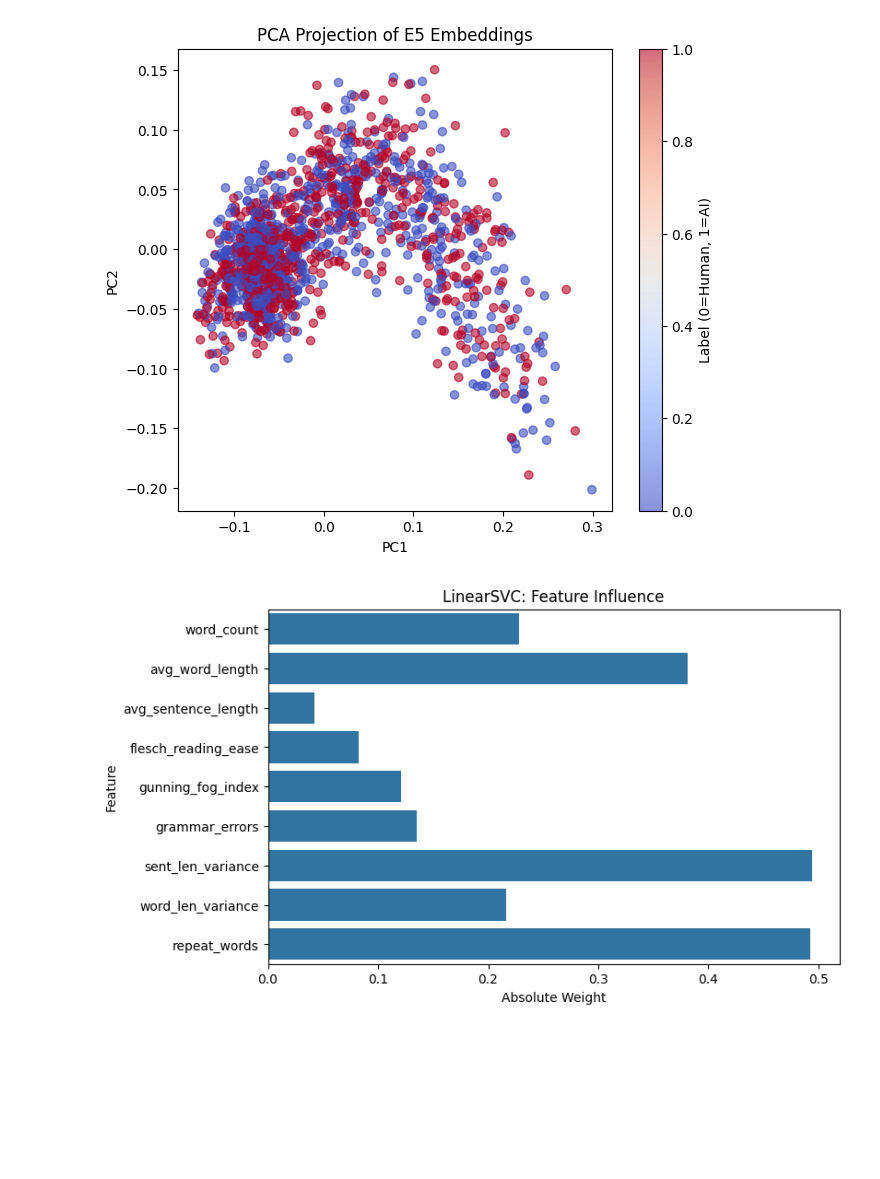
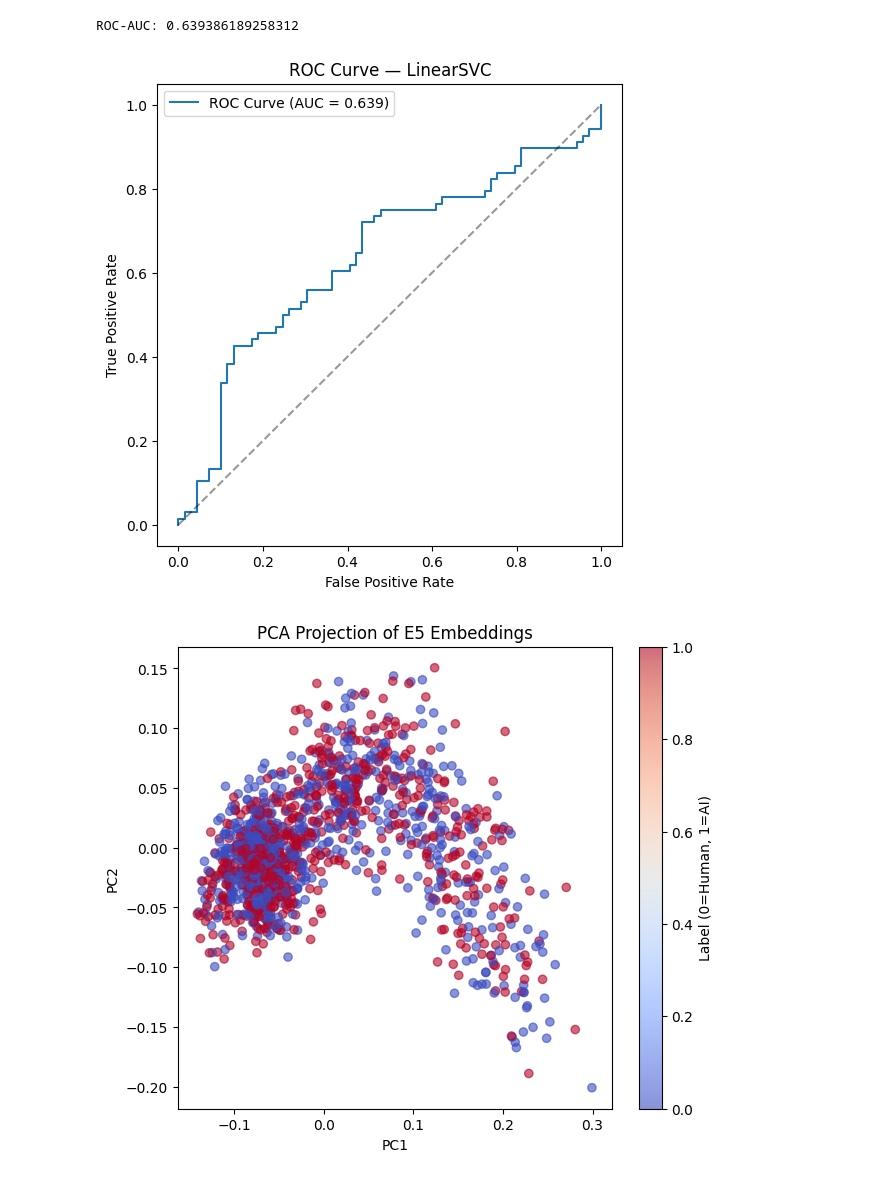
Before and after one commit to AaronSparks2022/MLProject, a Jupyter notebook: MLProject_Final.ipynb, the cells around one changed output. Drawn from its saved outputs; the diff is of its cells as text; code cells hidden in the pictures; blank space fills up the shorter version.

```diff
--- a/MLProject_Final.ipynb
+++ b/MLProject_Final.ipynb
@@ -139,6 +140,7 @@ embedding_transformer = Pipeline([
     ('scaler', StandardScaler(with_mean=True)),
 ])
 
+
 # Final pipeline
 preprocessor = ColumnTransformer(
     transformers=[
@@ -152,14 +154,14 @@ preprocessor = ColumnTransformer(
 # Model Definition
 pipeline = Pipeline([
     ("features", preprocessor),
-    ("clf", LinearSVC(
-        C=1.0
-    ))
+    ("clf", LinearSVC())
 ])
 
 # RFC parameter distributions for use in the RandomizedSearchCV
 param_dist = {
-    "clf__C": loguniform(1e-4, 1e2),
+    "clf__C": [1e-4, 3e-4, 1e-3, 3e-3, 1e-2,
+          3e-2, 1e-1, 3e-1, 1, 3,
+          10, 30, 100],
     "clf__loss": ["hinge", "squared_hinge"],
     "clf__max_iter": [2000, 5000, 8000]
 }
@@ -201,6 +203,27 @@ plt.xlabel("Predicted")
 plt.ylabel("Actual")
 plt.tight_layout()
 plt.show()
+
+# LinearSVC gives decision scores, not probabilities
+y_scores = best_model.decision_function(X_test)
+
+roc_auc = roc_auc_score(y_test, y_scores)
+print("\nROC-AUC:", roc_auc)
+
+from sklearn.metrics import roc_curve, auc
+
+fpr, tpr, thresholds = roc_curve(y_test, y_scores)
+roc_auc = auc(fpr, tpr)
+
+plt.figure(figsize=(6,6))
+plt.plot(fpr, tpr, label=f"ROC Curve (AUC = {roc_auc:.3f})")
+plt.plot([0,1], [0,1], "k--", alpha=0.4)
+plt.xlabel("False Positive Rate")
+plt.ylabel("True Positive Rate")
+plt.title("ROC Curve — LinearSVC")
+plt.legend()
+plt.show()
+
 
 
 # PCA Plot
@@ -267,2 +290,3 @@ weighted avg       0.60      0.60      0.60       137
+ROC-AUC: 0.639386189258312
-[figure, old version]
+[figure, new version]
-[figure, old version]
+[figure, new version]
```
Also changed, not shown: parts of 2 cells of this notebook.
